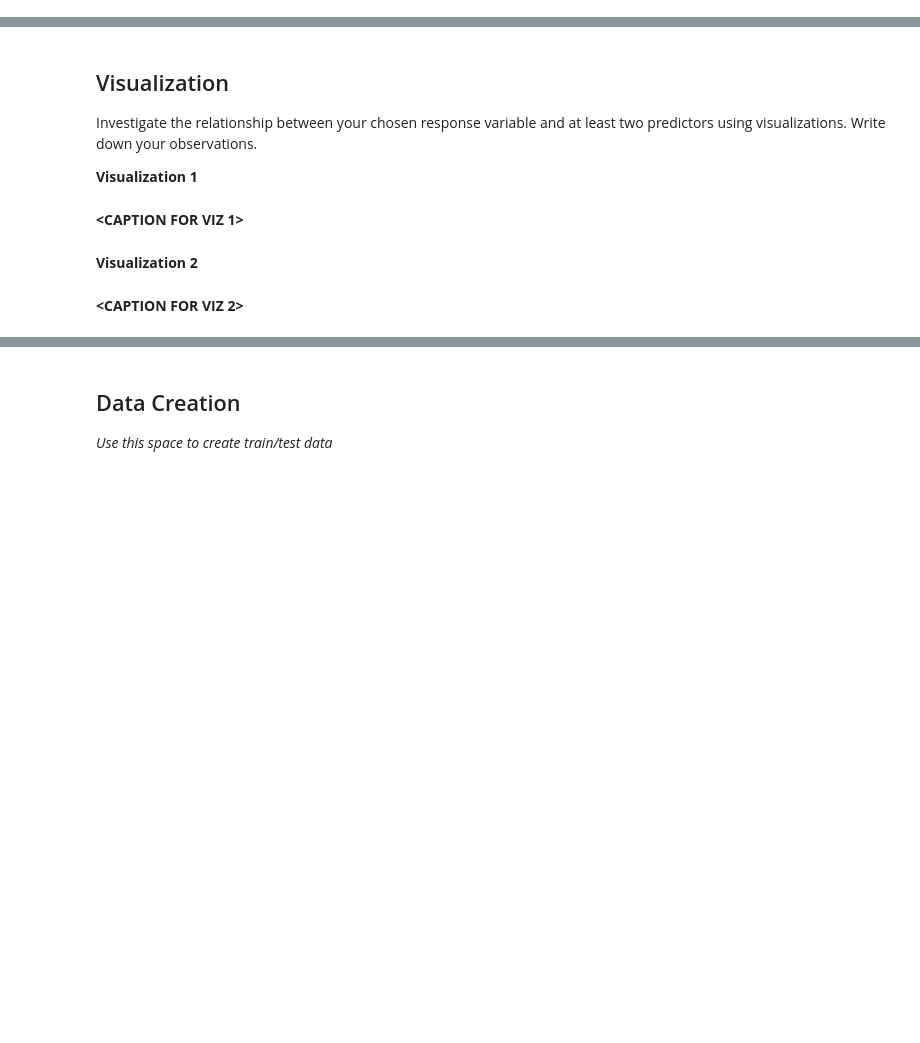
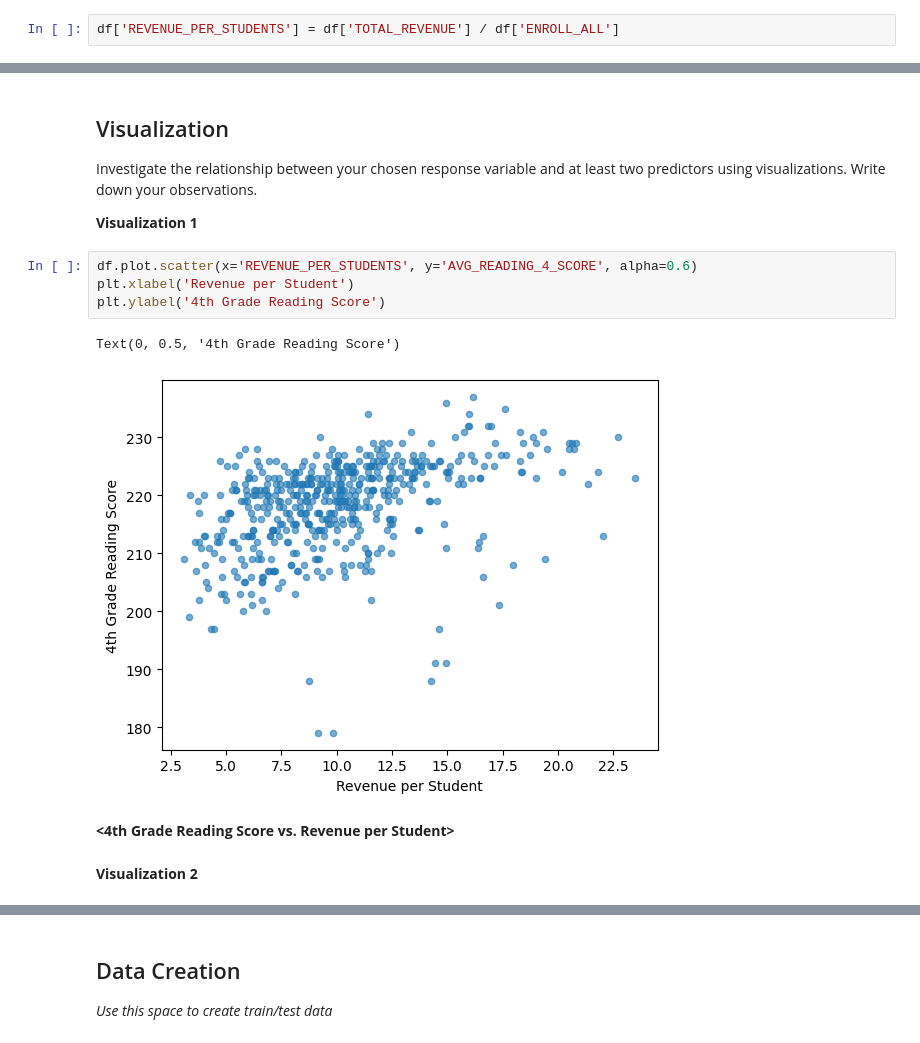
Before and after one commit to seungahk/MDST-application, a Jupyter notebook: tutorial1/checkpoint1.ipynb, the cells around one changed output, grey strips where cells are left out. Drawn from its saved outputs; the diff is of its cells as text; blank space fills up the shorter version.

```diff
--- a/tutorial1/checkpoint1.ipynb
+++ b/tutorial1/checkpoint1.ipynb
@@ -163,6 +163,8 @@ After exploring the data, you can choose to modify features that you would use t
 You can also create your own features. For example, perhaps you figured that maybe a state's expenditure per student may affect their overall academic performance so you create a expenditure_per_student feature.
 
 Use this space to modify or create features.
+# %%
+df['REVENUE_PER_STUDENTS'] = df['TOTAL_REVENUE'] / df['ENROLL_ALL']
 # %% [markdown]
 Feature engineering justification: **<BRIEFLY DESCRIBE WHY YOU MADE THE CHANGES THAT YOU DID\>**
 # %% [markdown]
@@ -171,9 +173,14 @@ Feature engineering justification: **<BRIEFLY DESCRIBE WHY YOU MADE THE CHANGES
 Investigate the relationship between your chosen response variable and at least two predictors using visualizations. Write down your observations.
 
 **Visualization 1**
-# %% [markdown]
-**<CAPTION FOR VIZ 1>**
+# %%
+df.plot.scatter(x='REVENUE_PER_STUDENTS', y='AVG_READING_4_SCORE', alpha=0.6)
+plt.xlabel('Revenue per Student')
+plt.ylabel('4th Grade Reading Score')
+# %% [output]
+Text(0, 0.5, '4th Grade Reading Score')
+[figure, added]
+# %% [markdown]
+**<4th Grade Reading Score vs. Revenue per Student>**
 # %% [markdown]
 **Visualization 2**
-# %% [markdown]
-**<CAPTION FOR VIZ 2>**
```
Also changed, not shown: parts of 2 cells of this notebook.
